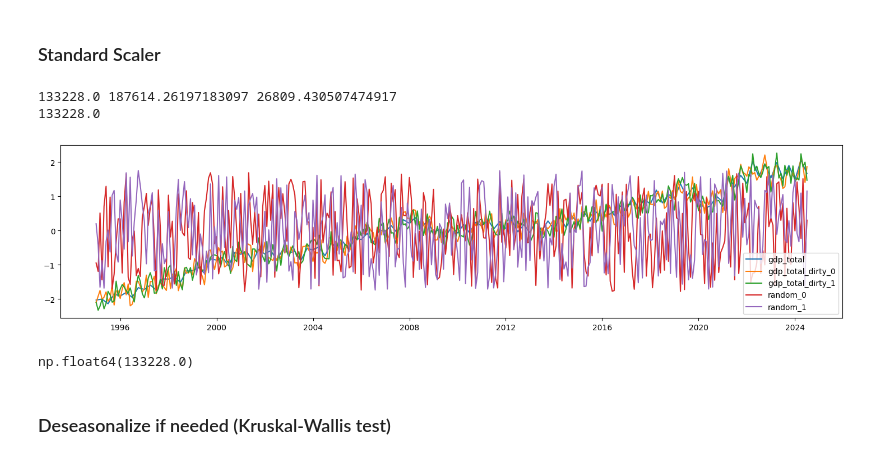
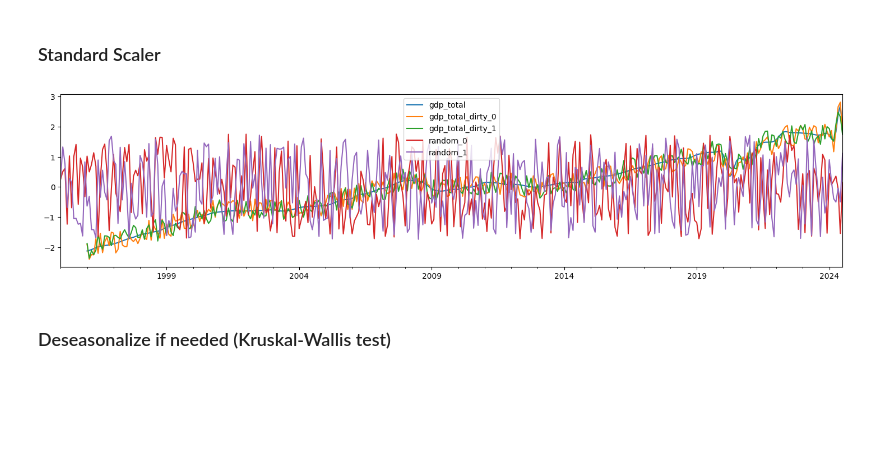
Before and after one commit to powell001/NowCast_Data_v2, a Jupyter notebook: src/a06_forecastQuarterlyData_withMonthlyData_Lasso.ipynb, the cells around one changed output. Cells and saved outputs as stored; diff of their text form; code cells hidden in the pictures; blank space fills up the shorter version.

Commit message:
re-written tests, everything working.  Need to do for monthly data as well.

```diff
--- a/src/a06_forecastQuarterlyData_withMonthlyData_Lasso.ipynb
+++ b/src/a06_forecastQuarterlyData_withMonthlyData_Lasso.ipynb
@@ -61,7 +53,7 @@ def y_data(seasonal=True):
 # %% [markdown]
 ### Combine Y and X data
 # %%
-regressionData = y_data(seasonal=False).merge(x_data(), left_index=True, right_index=True, how='outer')
+regressionData = y_data(seasonal=True).merge(x_data(), left_index=True, right_index=True, how='outer')
 regressionData.to_csv(outputdata1 + "regressiondata_mo.csv")
 df1 = regressionData.iloc[0:355,:].copy()
 
@@ -72,6 +66,8 @@ df1.to_csv("tmp_df1.csv ")
 #############################
 if(any([col for col in df1.columns if 'gdp_total_deseasonalized' in col])):
     df1.insert(0, 'gdp_total', df1.pop('gdp_total_deseasonalized'))
+
+GDP_TRANSFORMATIONS = df1.loc[:,['gdp_total']].copy()
 # %%
 df1.columns.tolist()
 # %% [output]
@@ -124,6 +120,3 @@ df1 = df1[['gdp_total',
           'United States_unemply_F',
           'United States_unemply_M',
         ]]
-# %%
-describe = df1.describe()
-describe.loc['count',:].sort_values(ascending=True)
@@ -147,0 +125,19 @@ Name: count, dtype: float64
+# %%
+
+def dropifObsLessThanGDP(data):
+
+    describe = data.describe()
+    descr = describe.loc['count',:].sort_values(ascending=True)
+
+    # Drop columns with values less than gdp_total
+    gdpObservations = descr['gdp_total']
+
+    cols = descr[descr < gdpObservations].index.tolist()
+    print(cols)
+
+    data.drop(columns=cols, inplace=True)
+
+    return data
+
+
+df1 = dropifObsLessThanGDP(df1)
@@ -160,32 +158,15 @@ df1['random_1'] = [random.random() for _ in range(0, len(df1))]
 # %%
 scaler = StandardScaler()
 df1_scaled = scaler.fit_transform(df1)
 
 scaled_features_df = pd.DataFrame(df1_scaled, index=df1.index, columns=df1.columns)
 scaled_features_df[['gdp_total','gdp_total_dirty_0','gdp_total_dirty_1', 'random_0', 'random_1']].plot()
 scaled_features_df.head()
 
-# Needed to reform the data
-GDP_StandardScaler_firstValue = df1['gdp_total'][0]
-GDP_StandardScaler_MEAN = np.mean(df1['gdp_total'].values)
-GDP_StandardScaler_STD = np.std(df1['gdp_total'].values)
-print(GDP_StandardScaler_firstValue, GDP_StandardScaler_MEAN, GDP_StandardScaler_STD)
-
-print(scaled_features_df['gdp_total'][0] * GDP_StandardScaler_STD + GDP_StandardScaler_MEAN)
-
-# assert GDP_StandardScaler_firstValue == scaled_features_df['gdp_total'][0] * GDP_StandardScaler_STD + GDP_StandardScaler_MEAN
-# assert df1['gdp_total'][0] == scaler.inverse_transform(scaled_features_df)[0][0]
+#############################
+GDP_TRANSFORMATIONS['gdp_total_scaled'] = scaled_features_df.loc[:, ['gdp_total']]
 # %% [output]
-133228.0 187614.26197183097 26809.430507474917
-133228.0
-[figure, old version]
+[figure, new version]
-# %%
-def std_inv_Transformation(data, std = GDP_StandardScaler_STD, mean = GDP_StandardScaler_MEAN):
-    return data * std + mean
-
-std_inv_Transformation(scaled_features_df['gdp_total'][0])
-# %% [output]
-np.float64(133228.0)
 # %%
 #############################
 # Dataframe of column names for storing tests
```
Also changed, not shown: parts of 42 cells of this notebook.
